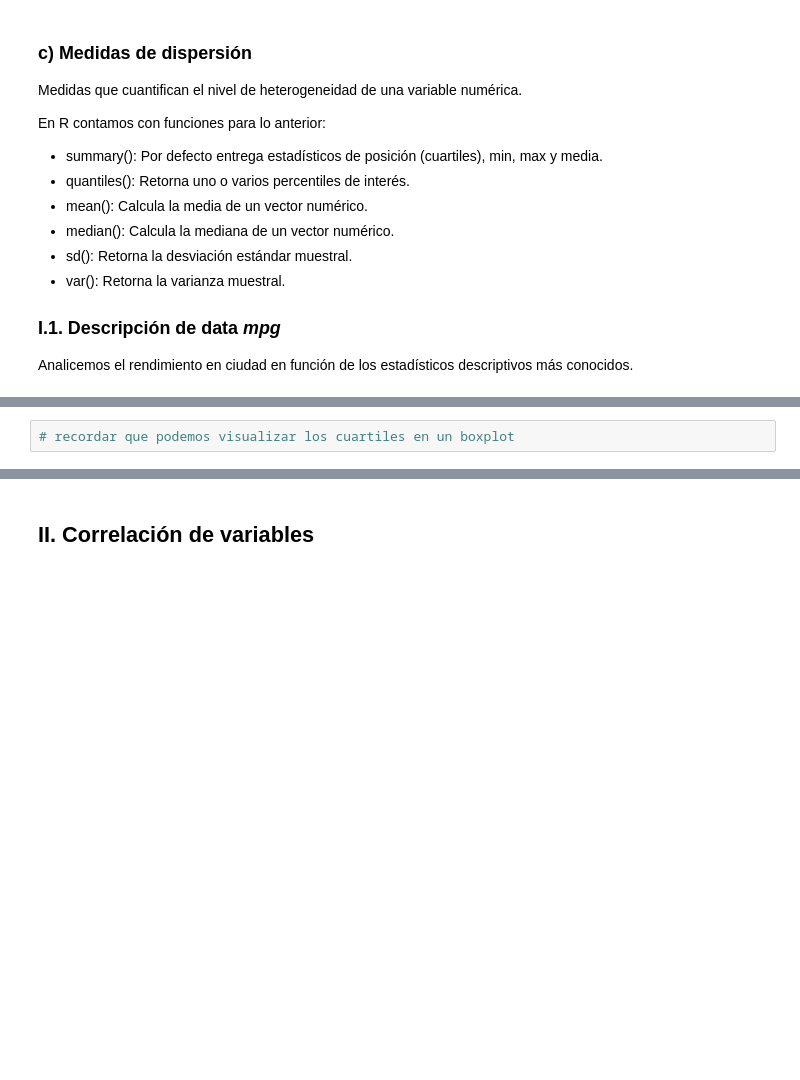
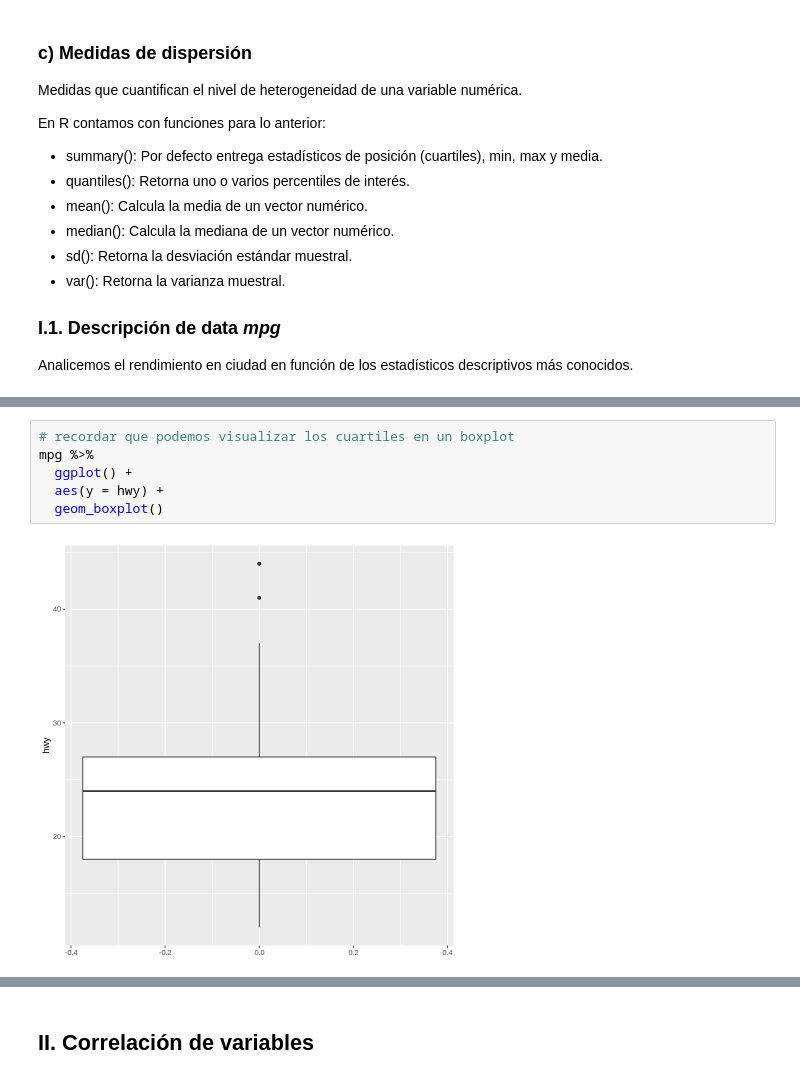
Before and after one commit to kerlesuwu/DBDC_202010_Programacion_en_R_para_ciencia_de_datos, a Jupyter notebook: Clases/Clase6/Clase6_1_Estadisticos_descriptivos_y_correlación.ipynb, the cells around one changed output, grey strips where cells are left out. Drawn from its saved outputs; the diff is of its cells as text; blank space fills up the shorter version.

```diff
--- a/Clases/Clase6/Clase6_1_Estadisticos_descriptivos_y_correlación.ipynb
+++ b/Clases/Clase6/Clase6_1_Estadisticos_descriptivos_y_correlación.ipynb
@@ -60,5 +106,11 @@ print(paste("La mediana es: ", median(mpg$hwy)))
 # %%
 # recordar que podemos visualizar los cuartiles en un boxplot
+mpg %>%
+  ggplot() +
+  aes(y = hwy) +
+  geom_boxplot()
+# %% [output]
+[figure, added]
 # %%
 # Rango Inter-cuartílico
 # Una obs se considera "extrema" si si valor está por sobre (debajo) 1.5 veces el rango intercuartílico (RI = Q3- Q1)
```
Also changed, not shown: parts of 25 cells of this notebook.
